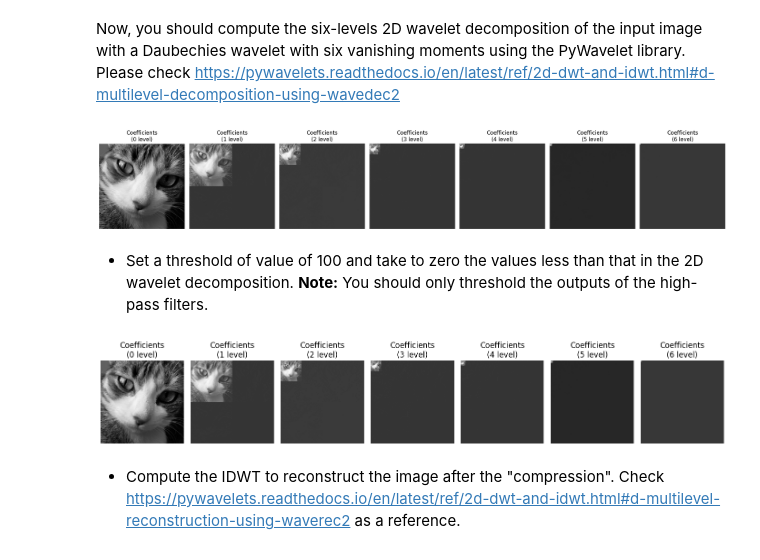
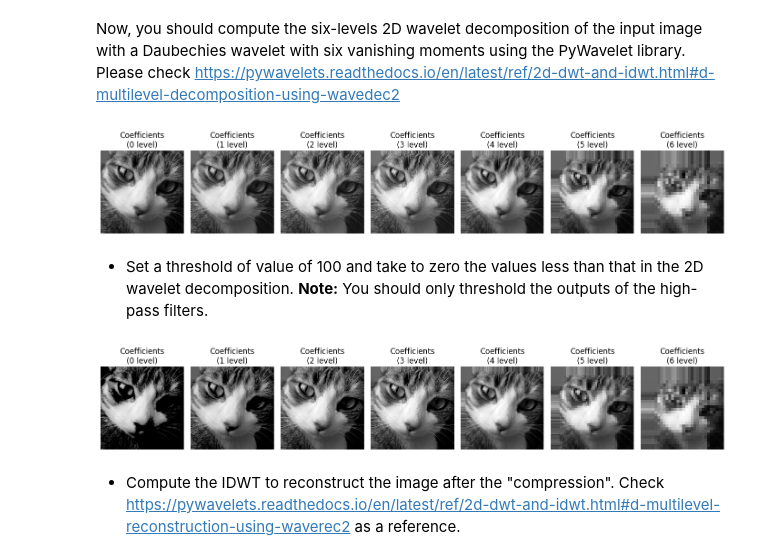
Before and after one commit to KHOUTAIBI/TSIA-TP, a Jupyter notebook: TP_Wavelets.ipynb, the cells around one changed output. Saved outputs shown, nothing was run; the diff lists cells and outputs as text; code cells hidden in the pictures.

```diff
--- a/TP_Wavelets.ipynb
+++ b/TP_Wavelets.ipynb
@@ -329,30 +332,34 @@ In the previous image we applied a threshold in the wavelet coefficients for vis
 Now, you should compute the six-levels 2D wavelet decomposition of the input image with a Daubechies wavelet with six vanishing moments using the PyWavelet library. Please check https://pywavelets.readthedocs.io/en/latest/ref/2d-dwt-and-idwt.html#d-multilevel-decomposition-using-wavedec2
 # %%
 # The 2D wavelet decomposition is Here
+#!danger here we use the 'db4' wave
+
+
 from pywt._doc_utils import draw_2d_wp_basis, wavedec2_keys
 
 max_levels =   6  # how many levels of decomposition
 label_levels = 3  # how many levels to show on the 'burger' plots
 
 fig, axes = plt.subplots(1, 7, figsize=[14, 8])
 
 shape = input_image.shape
 
 for level in range(max_levels + 1):
 
     # Let us compute the 2D DWT
-    c = pywt.wavedec2(input_image, 'db1', mode='periodization', level=level)
+    c = pywt.wavedec2(input_image, 'db4', level=level)
+    modified_image = c[0]
 
     # We show the results
     arr, slices = pywt.coeffs_to_array(c)
-    axes[level].imshow(arr, cmap=plt.cm.gray)
+    axes[level].imshow(modified_image, cmap=plt.cm.gray)
     axes[level].set_title(f'Coefficients\n({level} level)')
     axes[level].set_axis_off()
 
 plt.tight_layout()
 plt.show()
 # %% [output]
-[figure, old version]
+[figure, new version]
 # %% [markdown]
 * Set a threshold of value of 100 and take to zero the values less than that in the 2D wavelet decomposition. **Note:** You should only threshold the outputs of the high-pass filters.
 # %%
@@ -367,17 +374,18 @@ shape = input_image.shape
 for level in range(max_levels + 1):
 
     # Let us compute the 2D DWT
-    c = pywt.wavedec2(input_image, 'db1', mode='periodization', level=level)
+    waved_image = pywt.wavedec2(input_image, 'db4', level=level)
+    threshholded_image = pywt.threshold(data=waved_image[0], value=100, mode='greater')
+    waved_image[0] = threshholded_image
     # We show the results
-    arr, slices = pywt.coeffs_to_array(c)
-    axes[level].imshow(arr, cmap=plt.cm.gray)
+    axes[level].imshow(threshholded_image, cmap=plt.cm.gray)
     axes[level].set_title(f'Coefficients\n({level} level)')
     axes[level].set_axis_off()
 
 plt.tight_layout()
 plt.show()
 # %% [output]
-[figure, old version]
+[figure, new version]
 # %% [markdown]
 * Compute the IDWT to reconstruct the image after the "compression". Check https://pywavelets.readthedocs.io/en/latest/ref/2d-dwt-and-idwt.html#d-multilevel-reconstruction-using-waverec2 as a reference.
 # %%
```
Also changed, not shown: parts of 15 cells of this notebook, 4 other files.
